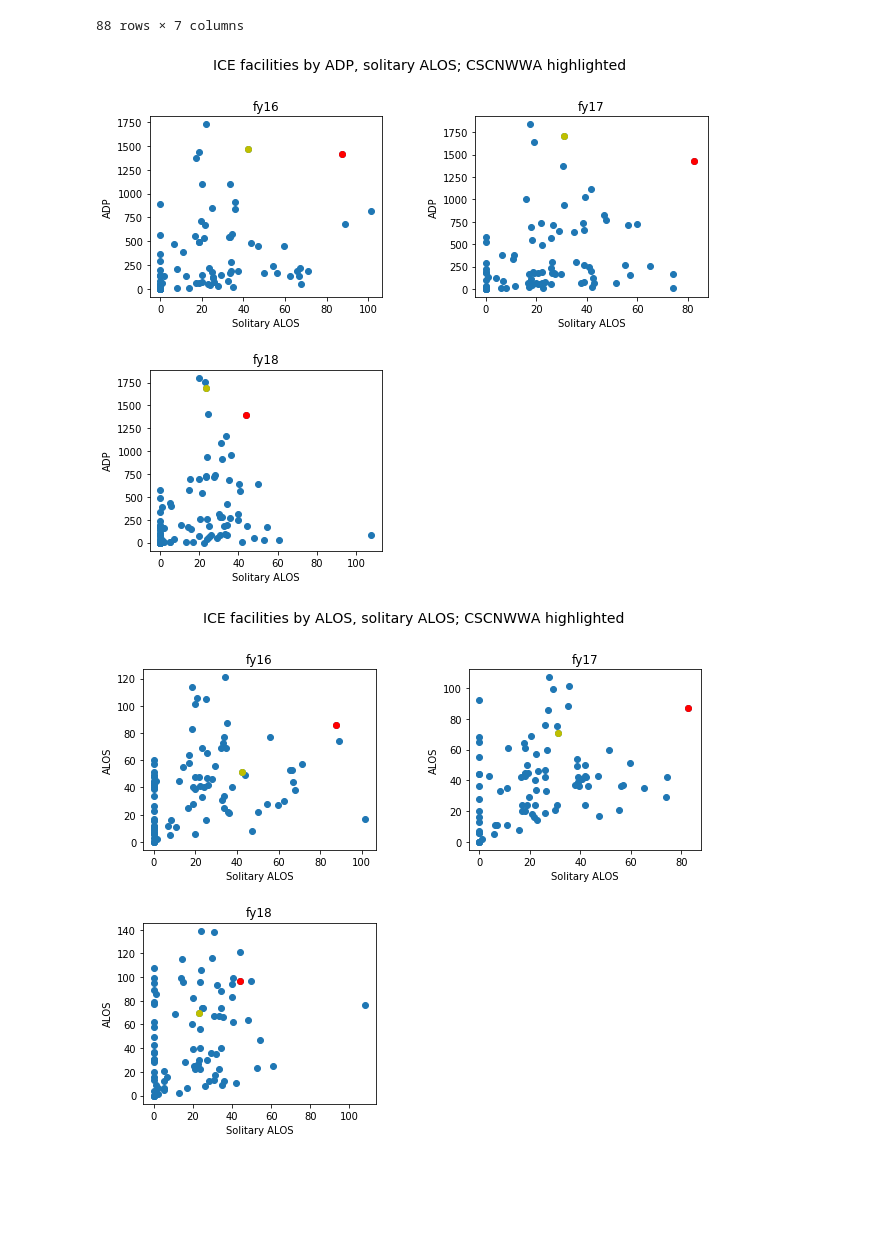
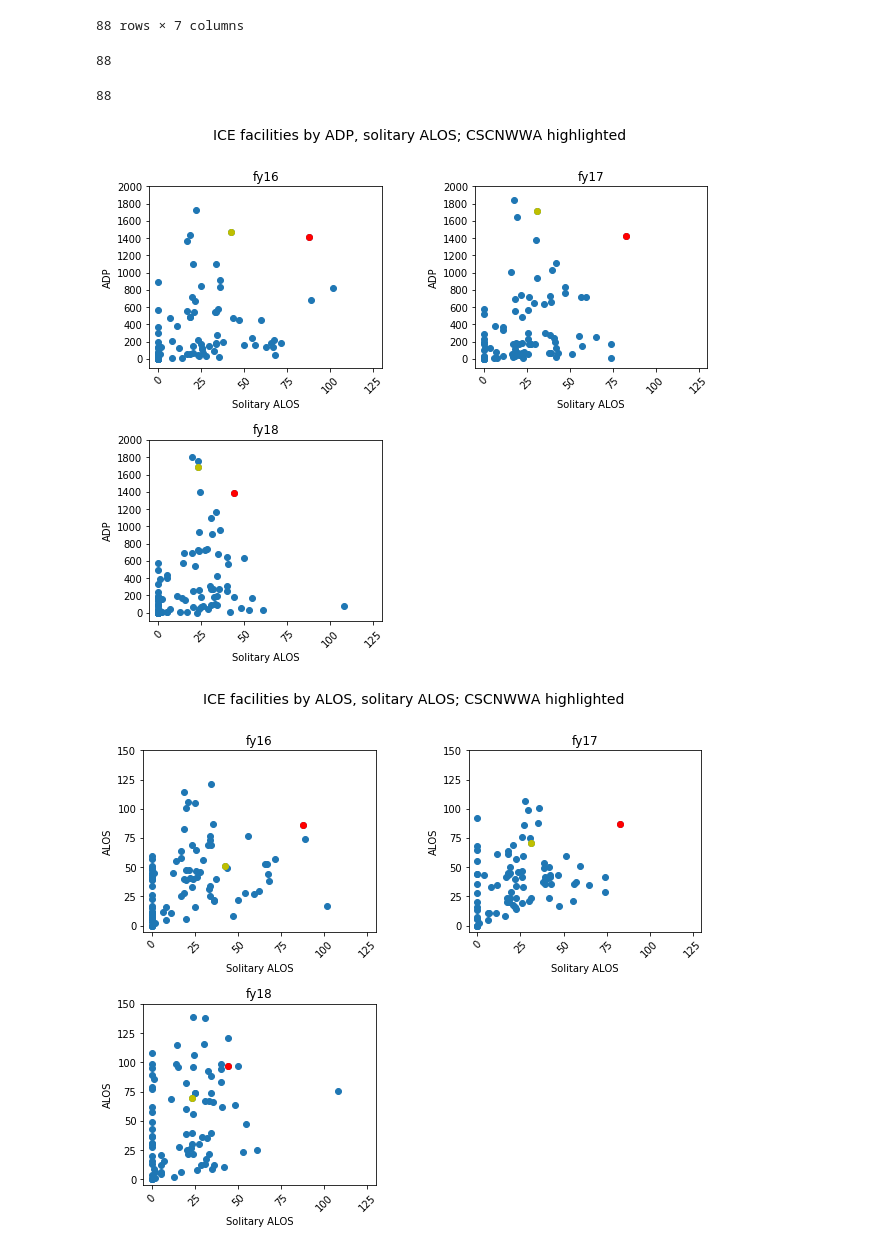
Before and after one commit to UWCHR/ice-facilities, a Jupyter notebook: analyze/note/facil_alos_hist.ipynb, the cells around one changed output. Saved outputs shown, nothing was run; the diff lists cells and outputs as text; code cells hidden in the pictures; blank space fills up the shorter version.

```diff
--- a/analyze/note/facil_alos_hist.ipynb
+++ b/analyze/note/facil_alos_hist.ipynb
@@ -132,7 +149,8 @@ fys = ['fy15',
        'fy18']
 # %%
 # Exclude outliers (definitely a better way to do this)
-data = df[df.loc[:,'fy15_alos'] < 500]
+data = df.copy()
+data = data[data.loc[:,'fy15_alos'] < 500]
 data = data[data.loc[:,'fy16_alos'] < 500]
 data = data[data.loc[:,'fy17_alos'] < 500]
 data = data[data.loc[:,'fy18_alos'] < 500]
@@ -147,6 +165,7 @@ for fy in fys:
 
     plt.scatter(x=alos_col, y=adp_col, data=data)
     plt.scatter(x=alos_col, y=adp_col, c='r', data=data.set_index('detloc').loc[target_facil])
+    plt.scatter(x=alos_col, y=adp_col, c='y', data=data.set_index('detloc').loc[target_facil_2])
 
     plt.xlabel('ALOS')
     plt.xticks(np.arange(0, 450, step=50), rotation=45)
@@ -214,8 +233,17 @@ data.loc[:,sol_cols]
 | YORCOPA | 21.530303 | 17.991525 | 19.746835 | 66.0 | 118.0 | ... |
 | YUBAJCA | 71.190476 | 74.142857 | 24.888889 | 21.0 | 28.0 | ... |
 88 rows × 7 columns
+# %%
+len(data)
+# %% [output]
+88
 # %%
+data.loc[:,sol_cols] = data.loc[:,sol_cols].dropna(how='all')
 data.loc[:,sol_cols] = data.loc[:,sol_cols].fillna(0)
+# %%
+len(data)
+# %% [output]
+88
 # %%
 data.loc[:,adp] = data.loc[:,adp].fillna(0)
 data.loc[:,alos] = data.loc[:,alos].fillna(0)
@@ -233,17 +261,18 @@ for fy in fys:
     plt.scatter(x=x, y=y, c='y', data=data.loc[target_facil_2])
 
     plt.xlabel('Solitary ALOS')
-#     plt.xticks(np.arange(0, 126, step=25), rotation=45)
+    plt.xlim(-5, 130)
+    plt.xticks(np.arange(0, 126, step=25), rotation=45)
     plt.ylabel('ADP')
-#     plt.yticks(np.arange(0, 2001, step=200))
-#     plt.ylim(-100, 2000)
+    plt.yticks(np.arange(0, 2001, step=200))
+    plt.ylim(-100, 2000)
     plt.title(f'{fy}')
 
 plt.suptitle(f'ICE facilities by ADP, solitary ALOS; {target_facil} highlighted', fontsize=14)
 plt.subplots_adjust(wspace=.4, hspace=.4)
 plt.show;
 # %% [output]
-[figure, old version]
+[figure, new version]
 # %%
 # data.loc[:,sol_cols] = np.log(data.loc[:,sol_cols]+1)
 # %%
@@ -251,28 +280,29 @@ plt.show;
 # %%
 fig = plt.figure(figsize=(10,8))
 i = 0
 for fy in fys:
     x = f'{fy}_solitary_alos'
     y = f'{fy}_alos'
     ax=plt.subplot(2,2,i+1)
     i = i+1
 
     plt.scatter(x=x, y=y, data=data)
     plt.scatter(x=x, y=y, c='r', data=data.loc[target_facil])
     plt.scatter(x=x, y=y, c='y', data=data.loc[target_facil_2])
 
     plt.xlabel('Solitary ALOS')
-#     plt.xticks(np.arange(0, 126, step=25), rotation=45)
+    plt.xlim(-5, 130)
+    plt.xticks(np.arange(0, 126, step=25), rotation=45)
     plt.ylabel('ALOS')
-#     plt.yticks(np.arange(0, 151, step=10))
-#     plt.ylim(-5, 150)
+    plt.yticks(np.arange(0, 151, step=25))
+    plt.ylim(-5, 150)
     plt.title(f'{fy}')
 
 plt.suptitle(f'ICE facilities by ALOS, solitary ALOS; {target_facil} highlighted', fontsize=14)
 plt.subplots_adjust(wspace=.4, hspace=.4)
 plt.show;
 # %% [output]
-[figure, old version]
+[figure, new version]
 # %%
 fig = plt.figure(figsize=(10,8))
 i = 0
```
Also changed, not shown: parts of 7 cells of this notebook.
